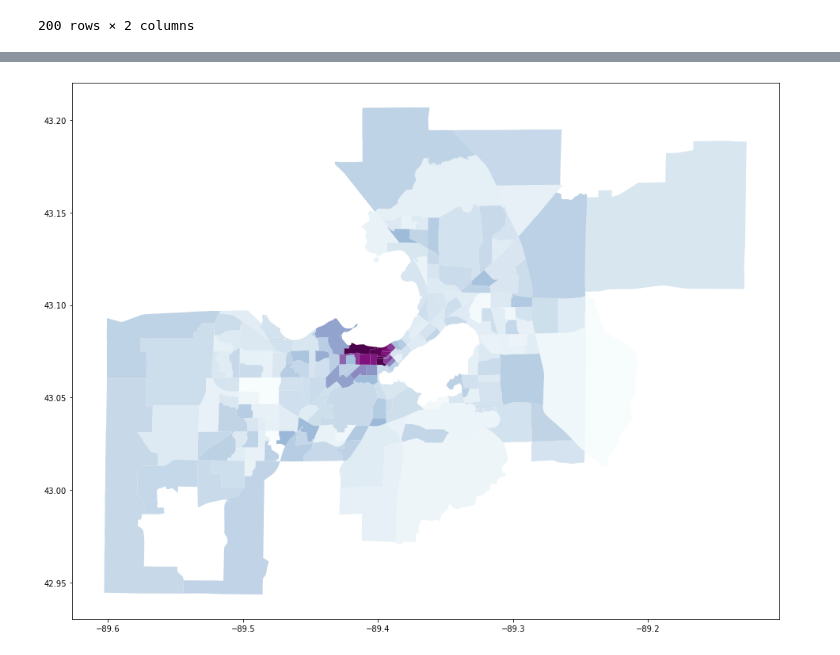
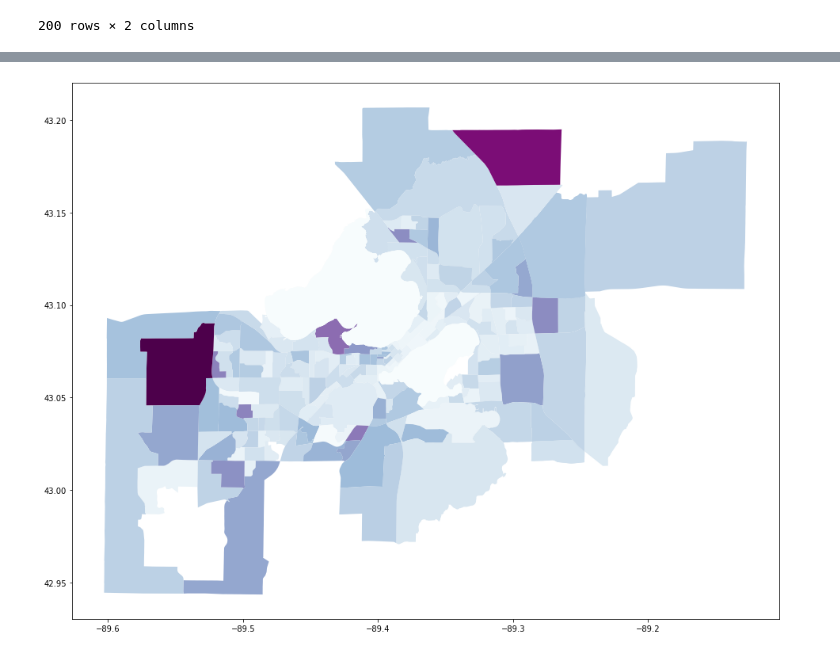
Before and after one commit to Dingyi-Z/Dream-Bus, a Jupyter notebook: Simulator/DataMerge.ipynb, the cells around one changed output, grey strips where cells are left out. Saved outputs shown, nothing was run; the diff lists cells and outputs as text; code cells hidden in the pictures.

```diff
--- a/Simulator/DataMerge.ipynb
+++ b/Simulator/DataMerge.ipynb
@@ -155,0 +186,2 @@ cdf
+# %%
+df = gpd.read_file("zip://plot/background/SCORE.zip")
@@ -156,4 +204,4 @@ cdf
 # %%
-ax = cdf.plot(column="EduPerc",cmap = "BuPu",alpha = 1,figsize=(16,16))
+ax = df.plot(column="SCORE",cmap = "BuPu",alpha = 1,figsize=(16,16))
 # %% [output]
-[figure, old version]
+[figure, new version]
```
Also changed, not shown: parts of 20 cells of this notebook, 38 other files.
